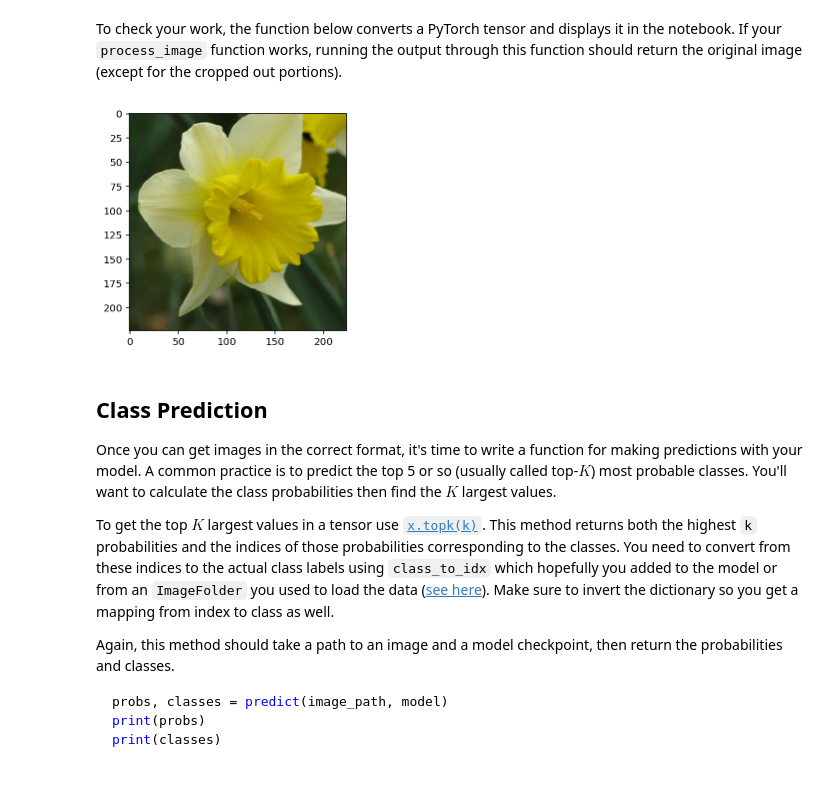
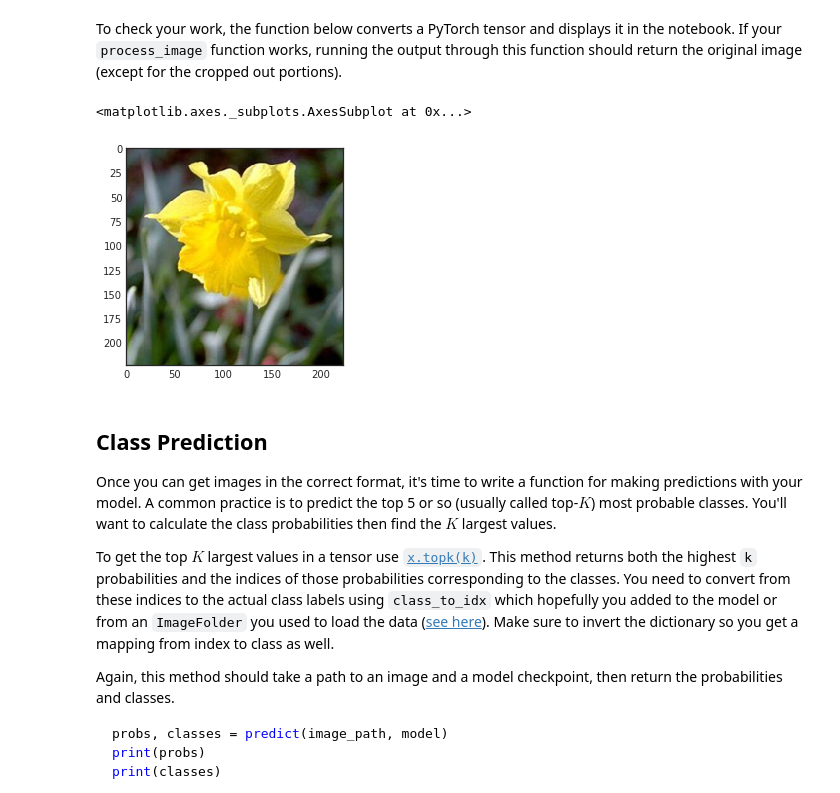
Before and after one commit to DennisEduardo/UdacityProject, a Jupyter notebook: Image Classifier Project.ipynb, the cells around one changed output. Drawn from its saved outputs; the diff is of its cells as text; code cells hidden in the pictures.

```diff
--- a/Image Classifier Project.ipynb
+++ b/Image Classifier Project.ipynb
@@ -171,0 +141,3 @@ Downloading: "https://download.pytorch.org/models/densenet201-c1103571.pth" to /
+# %%
+model = models.vgg16(pretrained=True)
+model
@@ -171,0 +262,2 @@ Downloading: "https://download.pytorch.org/models/densenet201-c1103571.pth" to /
+# %%
+model_trained = train_model(model, criterion, optimizer, scheduler, epochs)
@@ -253,9 +370,10 @@ Remember that you'll want to completely rebuild the model later so you can use i
 # %%
-# TODO: Save the checkpoint
-checkpoint = {'input_size': num_inputs,
-              'output_size': out_num,
-              'class_to_idx': train_data.class_to_idx,
-              'state_dict': model.state_dict()}
+# Save the checkpoint
+model_trained.class_to_idx = image_datasets['train'].class_to_idx
+model_trained.cpu()
+
+checkpoint = {'state_dict': model_trained.state_dict(),
+              'class_to_idx': model_trained.class_to_idx}
 
 torch.save(checkpoint, 'checkpoint.pth')
 # %% [markdown]
@@ -365,24 +473,38 @@ final_image = process_image(train_dir + '/42/image_05742.jpg')
 # %% [markdown]
 To check your work, the function below converts a PyTorch tensor and displays it in the notebook. If your `process_image` function works, running the output through this function should return the original image (except for the cropped out portions).
 # %%
-def imshow(image, ax=None, title=None):
-    """Imshow for Tensor."""
-    if ax is None: fig, ax = plt.subplots()
-    image = image.transpose((1, 2, 0)) # adjust to matplot color layer standard
+def imshow(image, ax=None,title=None):
+    if ax is None:
+        fig, ax = plt.subplots()
+    if title:
+        plt.title(title)
 
-    # adjust data before preprocessing
+    image = image.transpose((1, 2, 0))
+
     mean = np.array([0.485, 0.456, 0.406])
     std = np.array([0.229, 0.224, 0.225])
     image = std * image + mean
-    #image = np.clip(image, 0, 1)
+
+    image = np.clip(image, 0, 1)
 
     ax.imshow(image)
 
     return ax
-
-imshow(final_image);
-# %% [output]
-[figure, removed]
+# %%
+#'flowers/train/42/image_05742.jpg'
+#'flowers/test/42/image_05730.jpg'
+
+#'flowers/test/100/image_07896.jpg'
+
+# Test to see if image is correctly shown
+sns.set_style("white")
+image_path = 'flowers/test/42/image_05730.jpg'
+
+img = process_image(image_path)
+imshow(img)
+# %% [output]
+<matplotlib.axes._subplots.AxesSubplot at 0x...>
+[figure, added]
 # %% [markdown]
 ## Class Prediction
 
```
Also changed, not shown: parts of 34 cells of this notebook.
